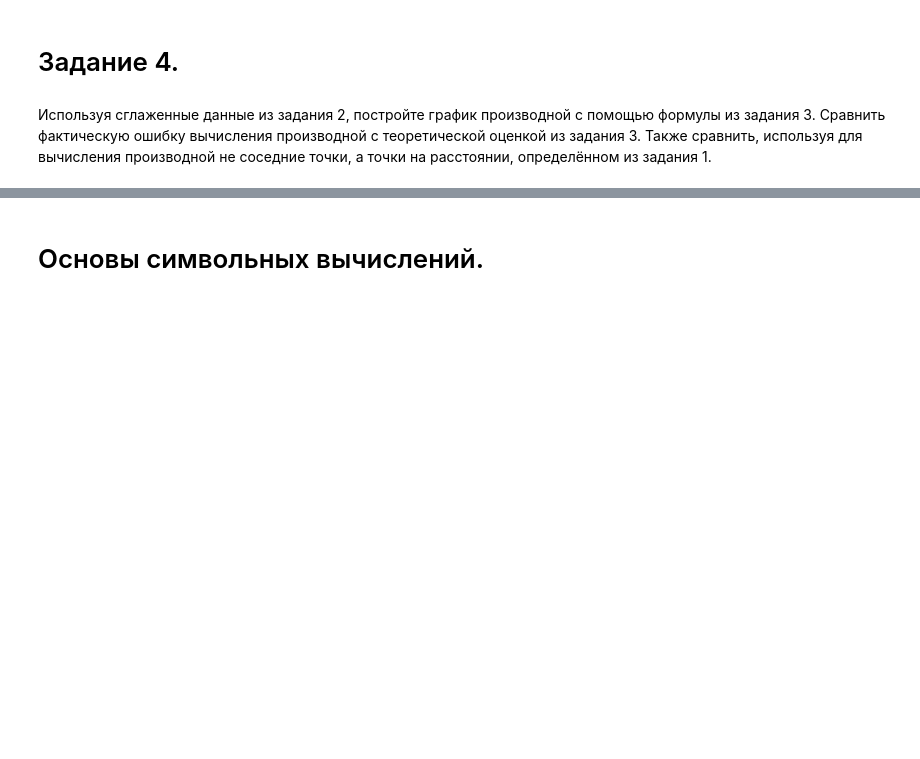
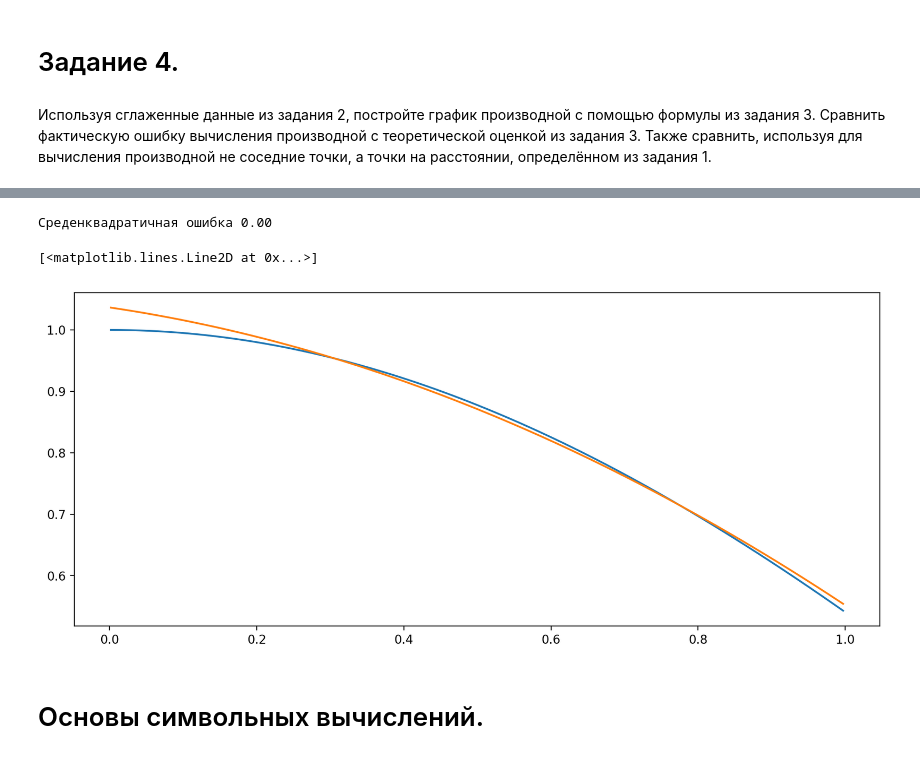
Before and after one commit to ShmakovVladimir/Computational_mathematics_second_sem, a Jupyter notebook: hw1/Численное_дифференцирование_v_2024_семинар_1_весна.ipynb, the cells around one changed output, grey strips where cells are left out. Saved outputs shown, nothing was run; the diff lists cells and outputs as text; code cells hidden in the pictures; blank space fills up the shorter version.

```diff
--- a/hw1/Численное_дифференцирование_v_2024_семинар_1_весна.ipynb
+++ b/hw1/Численное_дифференцирование_v_2024_семинар_1_весна.ipynb
@@ -442,3 +464,17 @@ $$
+# %%
+derivative_approximation = -((np.roll(denoised_data, -2) - 8 * np.roll(denoised_data, -1) + 8 * np.roll(denoised_data, 1) - np.roll(denoised_data, 2)) / (12 * h))[2:-2:1]
+real = real_derivative(x_line)[2:-2:1]
+
+MSE = metrics.mean_squared_error(real, derivative_approximation)
+print(f"Среденквадратичная ошибка {MSE:.2f}")
+
+plt.figure(figsize = (12, 5), dpi = 200)
+plt.plot(x_line[2:-2:1], real)
+plt.plot(x_line[2:-2:1], derivative_approximation)
+# %% [output]
+Среденквадратичная ошибка 0.00
+[<matplotlib.lines.Line2D at 0x...>]
+[figure, added]
 # %% [markdown]
 # Основы символьных вычислений.
 # %% [markdown]
```
Also changed, not shown: parts of 2 cells of this notebook.
